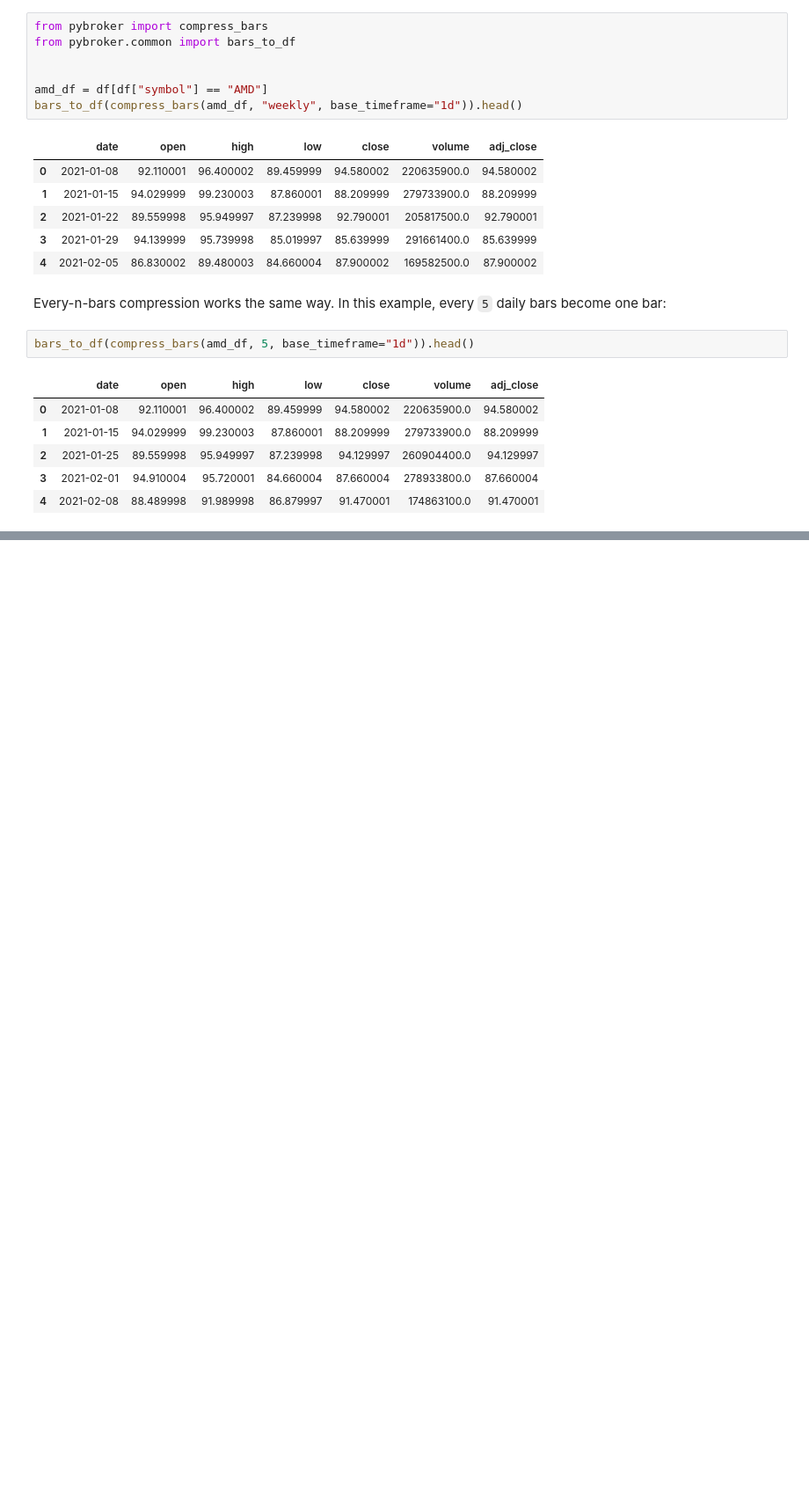
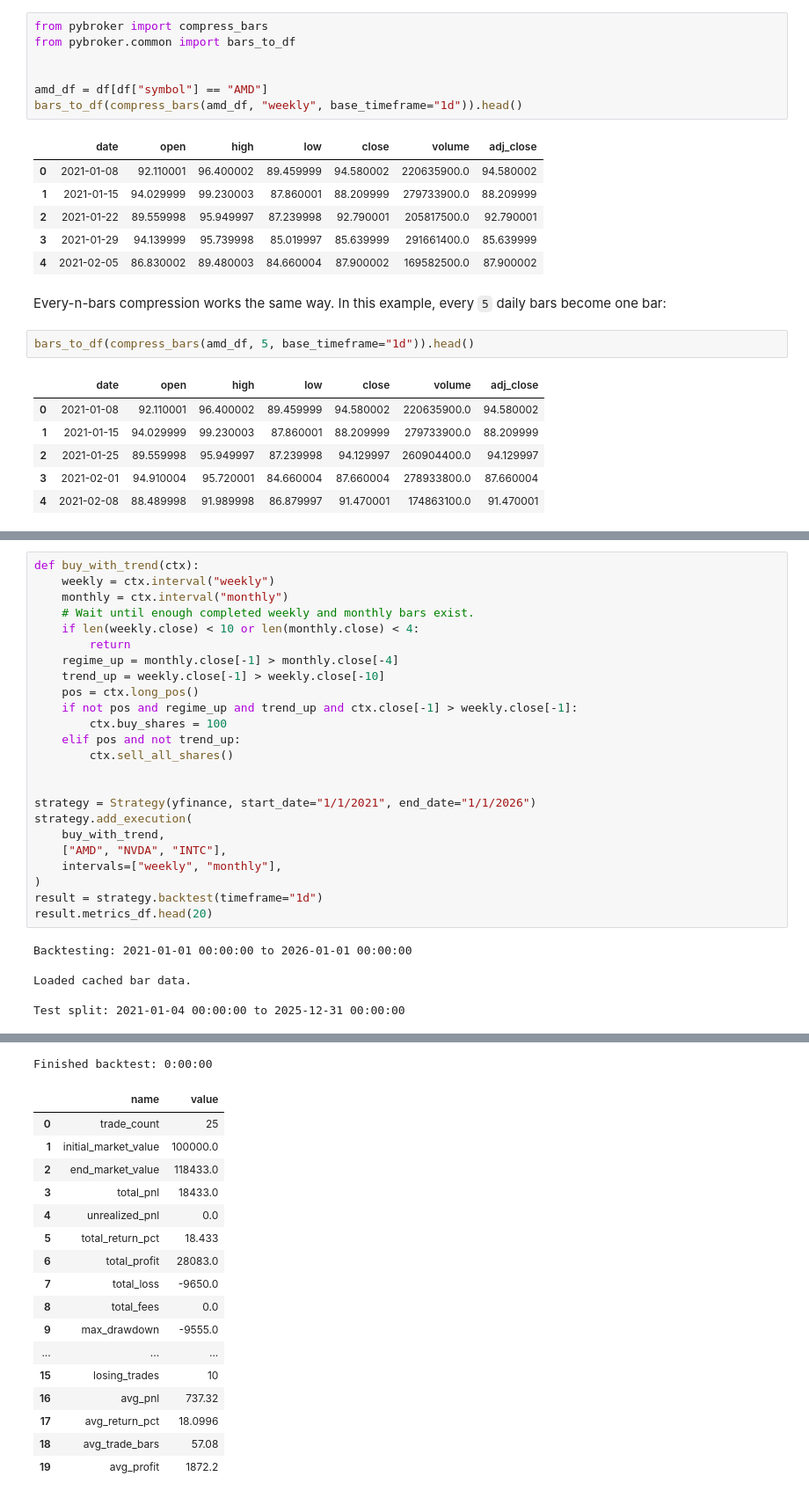
Before and after one commit to edtechre/pybroker, a Jupyter notebook: docs/source/notebooks/15. Multiple Time Intervals.ipynb, the cells around one changed output, grey strips where cells are left out. Shown at 88% size. Drawn from its saved outputs; the diff is of its cells as text; blank space fills up the shorter version.

Commit message:
Update 15. Multiple Time Intervals.ipynb
Interval API changes

```diff
--- a/docs/source/notebooks/15. Multiple Time Intervals.ipynb
+++ b/docs/source/notebooks/15. Multiple Time Intervals.ipynb
@@ -159,0 +99,30 @@ Finished backtest: 0:00:01
+# %%
+def buy_with_trend(ctx):
+    weekly = ctx.interval("weekly")
+    monthly = ctx.interval("monthly")
+    # Wait until enough completed weekly and monthly bars exist.
+    if len(weekly.close) < 10 or len(monthly.close) < 4:
+        return
+    regime_up = monthly.close[-1] > monthly.close[-4]
+    trend_up = weekly.close[-1] > weekly.close[-10]
+    pos = ctx.long_pos()
+    if not pos and regime_up and trend_up and ctx.close[-1] > weekly.close[-1]:
+        ctx.buy_shares = 100
+    elif pos and not trend_up:
+        ctx.sell_all_shares()
+
+
+strategy = Strategy(yfinance, start_date="1/1/2021", end_date="1/1/2026")
+strategy.add_execution(
+    buy_with_trend,
+    ["AMD", "NVDA", "INTC"],
+    intervals=["weekly", "monthly"],
+)
+result = strategy.backtest(timeframe="1d")
+result.metrics_df.head(20)
+# %% [output]
+Backtesting: 2021-01-01 00:00:00 to 2026-01-01 00:00:00
+
+Loaded cached bar data.
+
+Test split: 2021-01-04 00:00:00 to 2025-12-31 00:00:00
@@ -159,0 +130,18 @@ Finished backtest: 0:00:01
+Finished backtest: 0:00:00
+|  | name | value |
+| 0 | trade_count | 25 |
+| 1 | initial_market_value | 100000.0 |
+| 2 | end_market_value | 118433.0 |
+| 3 | total_pnl | 18433.0 |
+| 4 | unrealized_pnl | 0.0 |
+| 5 | total_return_pct | 18.433 |
+| 6 | total_profit | 28083.0 |
+| 7 | total_loss | -9650.0 |
+| 8 | total_fees | 0.0 |
+| 9 | max_drawdown | -9555.0 |
+| ... | ... | ... |
+| 15 | losing_trades | 10 |
+| 16 | avg_pnl | 737.32 |
+| 17 | avg_return_pct | 18.0996 |
+| 18 | avg_trade_bars | 57.08 |
+| 19 | avg_profit | 1872.2 |
```
Also changed, not shown: parts of 13 cells of this notebook.
